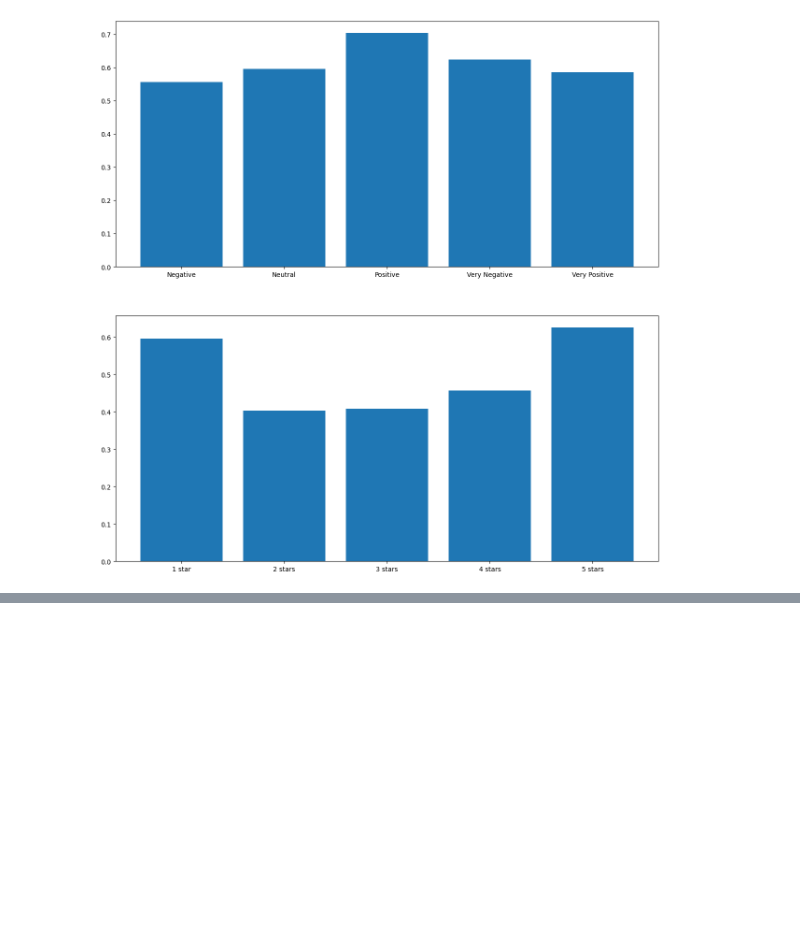
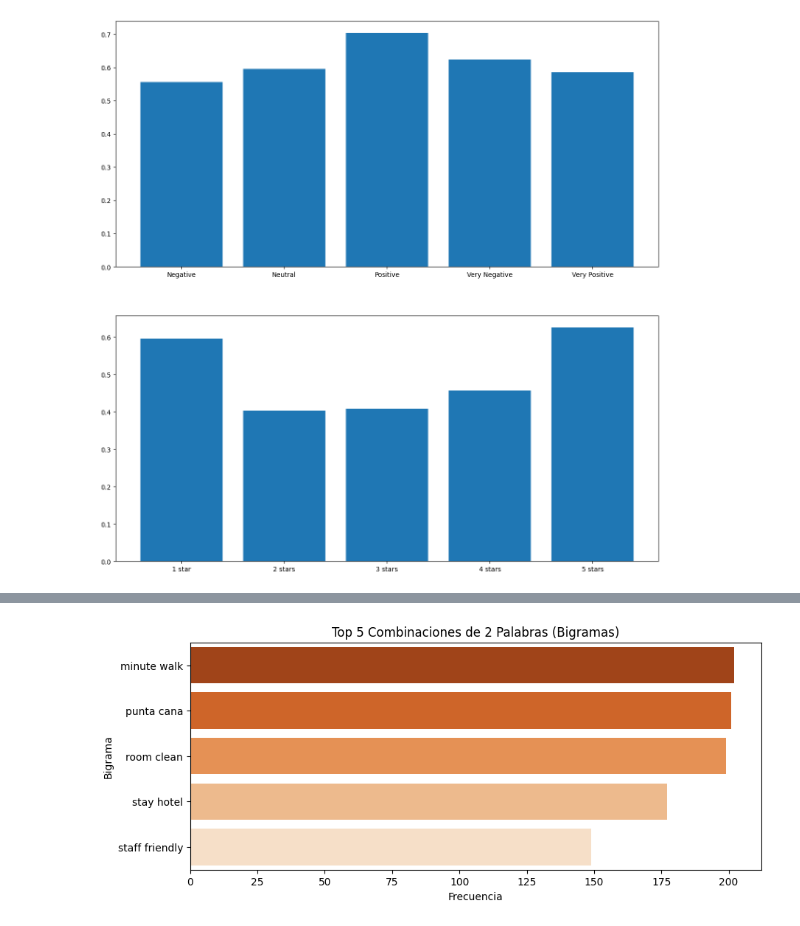
Before and after one commit to efren55/trip_advisor, a Jupyter notebook: trip_advisor.ipynb, the cells around one changed output, grey strips where cells are left out. Saved outputs shown, nothing was run; the diff lists cells and outputs as text; code cells hidden in the pictures; blank space fills up the shorter version.

```diff
--- a/trip_advisor.ipynb
+++ b/trip_advisor.ipynb
@@ -314,0 +383,3 @@ sns.barplot(data=df,y='Sentiment',x='Longitud_Review',hue='Sentiment',ax=ax4);
+# %%
+df_neutral=df.loc[df['Sentiment']=='Neutral']
+df_neutral.head(5)
@@ -314,0 +420,15 @@ sns.barplot(data=df,y='Sentiment',x='Longitud_Review',hue='Sentiment',ax=ax4);
+# %%
+todos_los_bigramas = []
+for lista_en_fila in df_neutral["Review_words"].apply(generar_bigramas):
+    todos_los_bigramas.extend(lista_en_fila)
+
+conteo_bigramas = Counter(todos_los_bigramas)
+df_top_bigramas = pd.DataFrame(
+    conteo_bigramas.most_common(5), columns=["Bigrama", "Frecuencia"]
+)
+
+plt.figure(figsize=(10, 4))
+sns.barplot(x="Frecuencia", y="Bigrama", hue='Bigrama',data=df_top_bigramas, palette="Oranges_r")
+plt.title("Top 5 Combinaciones de 2 Palabras (Bigramas)");
+# %% [output]
+[figure, added]
```
Also changed, not shown: parts of 13 cells of this notebook.
